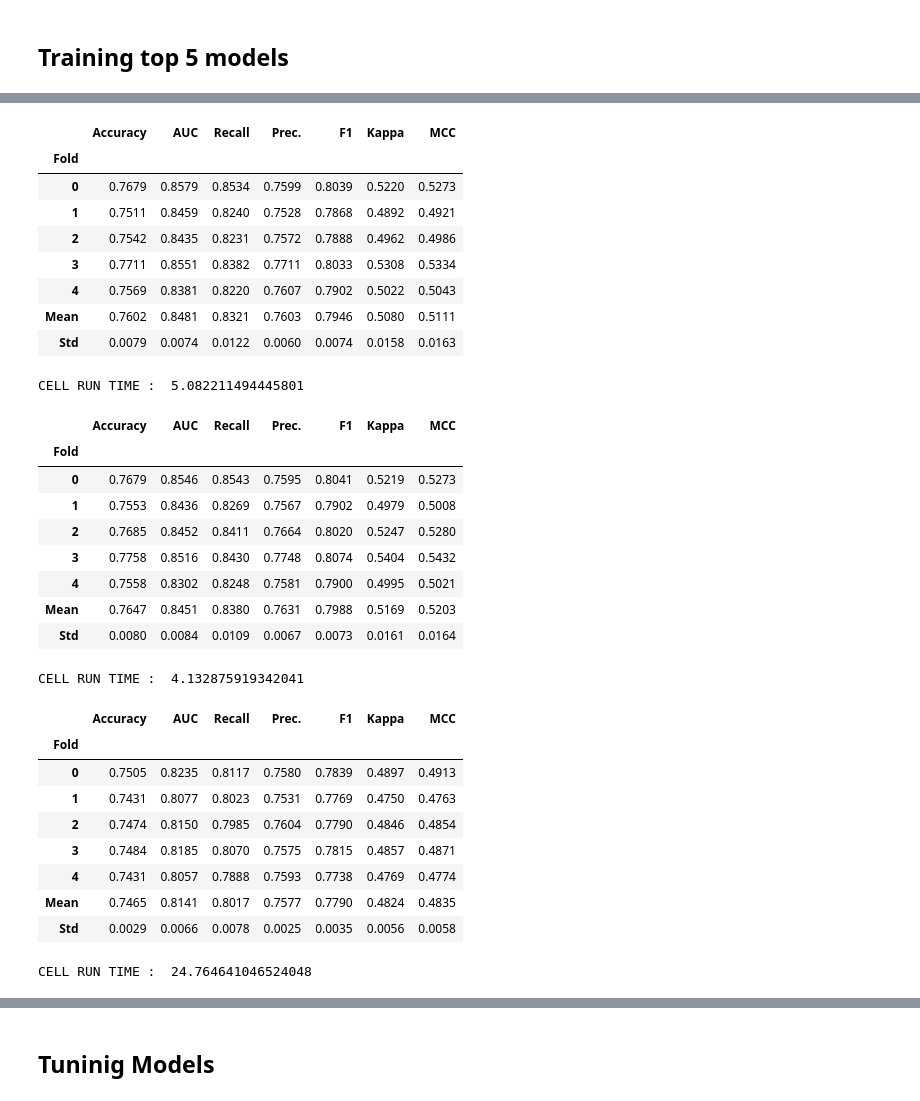
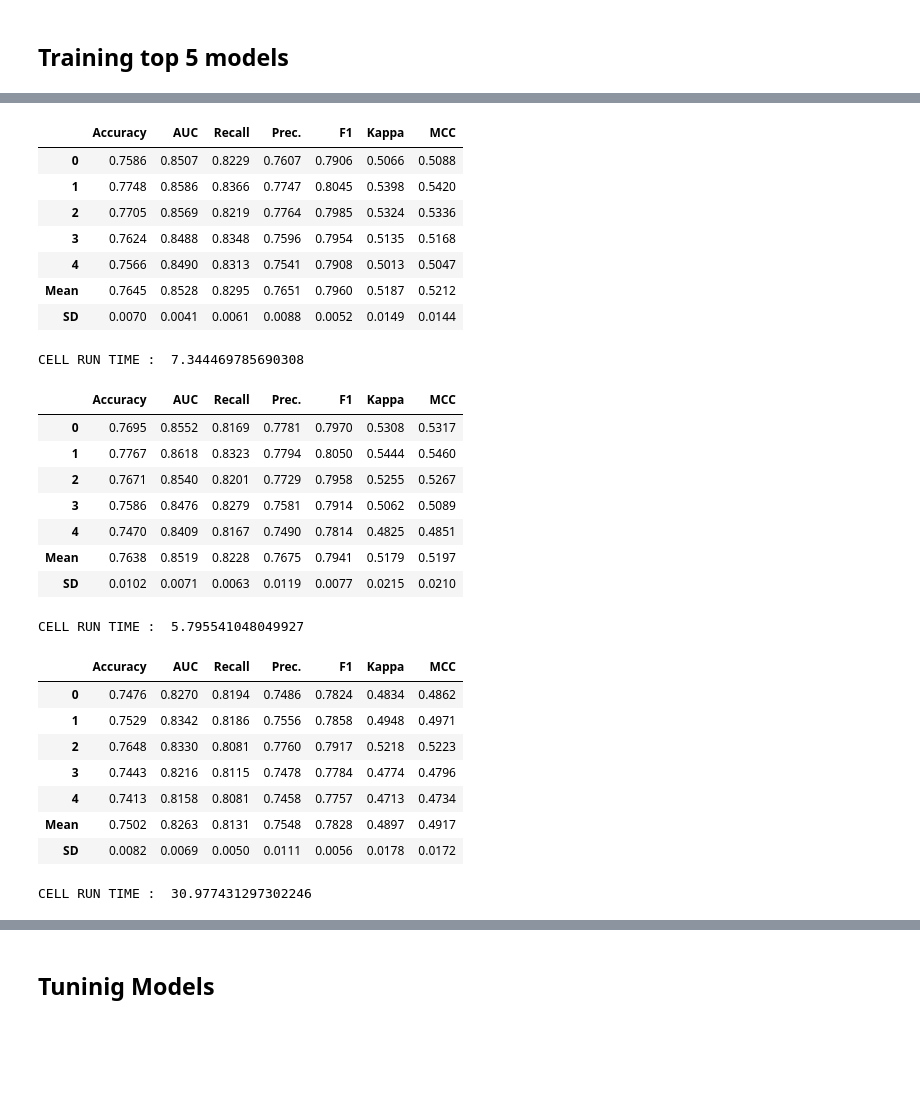
Before and after one commit to Bae-hong-seob/Dacon-SWuniversity-competition, a Jupyter notebook: Dolphin/test_pycaret2.ipynb, the cells around one changed output, grey strips where cells are left out. Cells and saved outputs as stored; diff of their text form; code cells hidden in the pictures; blank space fills up the shorter version.

```diff
--- a/Dolphin/test_pycaret.ipynb
+++ b/Dolphin/test_pycaret2.ipynb
@@ -136,10 +137,6 @@ processed_data = data.drop(['index'], axis=1).copy()
 # fill na
 fill_cols = ['country', 'education', 'gender', 'hand', 'religion', 'orientation', 'voted', 'married', 'ASD']
 processed_data[fill_cols] = processed_data[fill_cols].fillna(0)
-
-# removing
-# 13,551 x 69 cols
-processed_data =  processed_data.dropna(axis=0)
 processed_data
 # %% [output]
 |  | Q1 | Q2 | Q3 | Q4 | Q5 | Q6 | Q7 | Q8 | Q9 | Q10 | ... | ... |
@@ -159,7 +156,15 @@ processed_data
 # Lable Encoding : 'country'
 from sklearn.preprocessing import LabelEncoder
 
+# labeling the other countries as 1
+df_country = pd.DataFrame(data['country'].value_counts())
+others = df_country[df_country['country']==1].index.values.tolist()
+processed_data['country'] = processed_data['country'].apply(lambda x : 1 if x in others else x)
+
 le = LabelEncoder()
 processed_data['country'] = le.fit_transform(list(processed_data['country']))
 print(le.classes_)
+
+# save encoder
+dump(le, open('labelencoder.pkl', 'wb'))
 # %% [output]
@@ -315,3 +360,15 @@ top5 = compare_models(sort='AUC', n_select=5, fold=5)
 ## Training top 5 models
 # %%
 total_models = []
+# %%
+results = []
+
+for i in np.arange(0.1,1,0.1):
+    model = create_model('catboost', learning_rate = i)
+    model_results = pull().loc[['Mean']]
+    total_models.append(model)
+    results.append(model_results)
+
+results = pd.concat(results, axis=0)
+results.index = np.arange(0.1,1,0.1)
+results.plot()
@@ -323,15 +396,14 @@ cell_end_time = time()
 print("CELL RUN TIME : ",cell_end_time - cell_start_time)
 # %% [output]
 |  | Accuracy | AUC | Recall | Prec. | F1 | Kappa | MCC |
-| Fold |  |  |  |  |  |  |  |
-| 0 | 0.7679 | 0.8579 | 0.8534 | 0.7599 | 0.8039 | 0.5220 | 0.5273 |
-| 1 | 0.7511 | 0.8459 | 0.8240 | 0.7528 | 0.7868 | 0.4892 | 0.4921 |
-| 2 | 0.7542 | 0.8435 | 0.8231 | 0.7572 | 0.7888 | 0.4962 | 0.4986 |
-| 3 | 0.7711 | 0.8551 | 0.8382 | 0.7711 | 0.8033 | 0.5308 | 0.5334 |
-| 4 | 0.7569 | 0.8381 | 0.8220 | 0.7607 | 0.7902 | 0.5022 | 0.5043 |
-| Mean | 0.7602 | 0.8481 | 0.8321 | 0.7603 | 0.7946 | 0.5080 | 0.5111 |
-| Std | 0.0079 | 0.0074 | 0.0122 | 0.0060 | 0.0074 | 0.0158 | 0.0163 |
+| 0 | 0.7586 | 0.8507 | 0.8229 | 0.7607 | 0.7906 | 0.5066 | 0.5088 |
+| 1 | 0.7748 | 0.8586 | 0.8366 | 0.7747 | 0.8045 | 0.5398 | 0.5420 |
+| 2 | 0.7705 | 0.8569 | 0.8219 | 0.7764 | 0.7985 | 0.5324 | 0.5336 |
+| 3 | 0.7624 | 0.8488 | 0.8348 | 0.7596 | 0.7954 | 0.5135 | 0.5168 |
+| 4 | 0.7566 | 0.8490 | 0.8313 | 0.7541 | 0.7908 | 0.5013 | 0.5047 |
+| Mean | 0.7645 | 0.8528 | 0.8295 | 0.7651 | 0.7960 | 0.5187 | 0.5212 |
+| SD | 0.0070 | 0.0041 | 0.0061 | 0.0088 | 0.0052 | 0.0149 | 0.0144 |
-CELL RUN TIME :  5.082211494445801
+CELL RUN TIME :  7.344469785690308
 # %%
 cell_start_time = time()
 model_rf = create_model('rf', fold = 5)
@@ -340,32 +412,30 @@ cell_end_time = time()
 print("CELL RUN TIME : ",cell_end_time - cell_start_time)
 # %% [output]
 |  | Accuracy | AUC | Recall | Prec. | F1 | Kappa | MCC |
-| Fold |  |  |  |  |  |  |  |
-| 0 | 0.7679 | 0.8546 | 0.8543 | 0.7595 | 0.8041 | 0.5219 | 0.5273 |
-| 1 | 0.7553 | 0.8436 | 0.8269 | 0.7567 | 0.7902 | 0.4979 | 0.5008 |
-| 2 | 0.7685 | 0.8452 | 0.8411 | 0.7664 | 0.8020 | 0.5247 | 0.5280 |
-| 3 | 0.7758 | 0.8516 | 0.8430 | 0.7748 | 0.8074 | 0.5404 | 0.5432 |
-| 4 | 0.7558 | 0.8302 | 0.8248 | 0.7581 | 0.7900 | 0.4995 | 0.5021 |
-| Mean | 0.7647 | 0.8451 | 0.8380 | 0.7631 | 0.7988 | 0.5169 | 0.5203 |
-| Std | 0.0080 | 0.0084 | 0.0109 | 0.0067 | 0.0073 | 0.0161 | 0.0164 |
+| 0 | 0.7695 | 0.8552 | 0.8169 | 0.7781 | 0.7970 | 0.5308 | 0.5317 |
+| 1 | 0.7767 | 0.8618 | 0.8323 | 0.7794 | 0.8050 | 0.5444 | 0.5460 |
+| 2 | 0.7671 | 0.8540 | 0.8201 | 0.7729 | 0.7958 | 0.5255 | 0.5267 |
+| 3 | 0.7586 | 0.8476 | 0.8279 | 0.7581 | 0.7914 | 0.5062 | 0.5089 |
+| 4 | 0.7470 | 0.8409 | 0.8167 | 0.7490 | 0.7814 | 0.4825 | 0.4851 |
+| Mean | 0.7638 | 0.8519 | 0.8228 | 0.7675 | 0.7941 | 0.5179 | 0.5197 |
+| SD | 0.0102 | 0.0071 | 0.0063 | 0.0119 | 0.0077 | 0.0215 | 0.0210 |
-CELL RUN TIME :  4.132875919342041
+CELL RUN TIME :  5.795541048049927
 # %%
 cell_start_time = time()
-model_xgb = create_model('xgboost', fold = 5)
-total_models.append(model_xgb)
+model_cat = create_model('catboost', fold = 5)
+total_models.append(model_cat)
 cell_end_time = time()
 print("CELL RUN TIME : ",cell_end_time - cell_start_time)
 # %% [output]
 |  | Accuracy | AUC | Recall | Prec. | F1 | Kappa | MCC |
-| Fold |  |  |  |  |  |  |  |
-| 0 | 0.7505 | 0.8235 | 0.8117 | 0.7580 | 0.7839 | 0.4897 | 0.4913 |
-| 1 | 0.7431 | 0.8077 | 0.8023 | 0.7531 | 0.7769 | 0.4750 | 0.4763 |
-| 2 | 0.7474 | 0.8150 | 0.7985 | 0.7604 | 0.7790 | 0.4846 | 0.4854 |
-| 3 | 0.7484 | 0.8185 | 0.8070 | 0.7575 | 0.7815 | 0.4857 | 0.4871 |
-| 4 | 0.7431 | 0.8057 | 0.7888 | 0.7593 | 0.7738 | 0.4769 | 0.4774 |
-| Mean | 0.7465 | 0.8141 | 0.8017 | 0.7577 | 0.7790 | 0.4824 | 0.4835 |
-| Std | 0.0029 | 0.0066 | 0.0078 | 0.0025 | 0.0035 | 0.0056 | 0.0058 |
+| 0 | 0.7476 | 0.8270 | 0.8194 | 0.7486 | 0.7824 | 0.4834 | 0.4862 |
+| 1 | 0.7529 | 0.8342 | 0.8186 | 0.7556 | 0.7858 | 0.4948 | 0.4971 |
+| 2 | 0.7648 | 0.8330 | 0.8081 | 0.7760 | 0.7917 | 0.5218 | 0.5223 |
+| 3 | 0.7443 | 0.8216 | 0.8115 | 0.7478 | 0.7784 | 0.4774 | 0.4796 |
+| 4 | 0.7413 | 0.8158 | 0.8081 | 0.7458 | 0.7757 | 0.4713 | 0.4734 |
+| Mean | 0.7502 | 0.8263 | 0.8131 | 0.7548 | 0.7828 | 0.4897 | 0.4917 |
+| SD | 0.0082 | 0.0069 | 0.0050 | 0.0111 | 0.0056 | 0.0178 | 0.0172 |
-CELL RUN TIME :  24.764641046524048
+CELL RUN TIME :  30.977431297302246
 # %%
 cell_start_time = time()
 model_lgbm = create_model('lightgbm', fold = 5)
```
Also changed, not shown: parts of 26 cells of this notebook, 3 other files.
